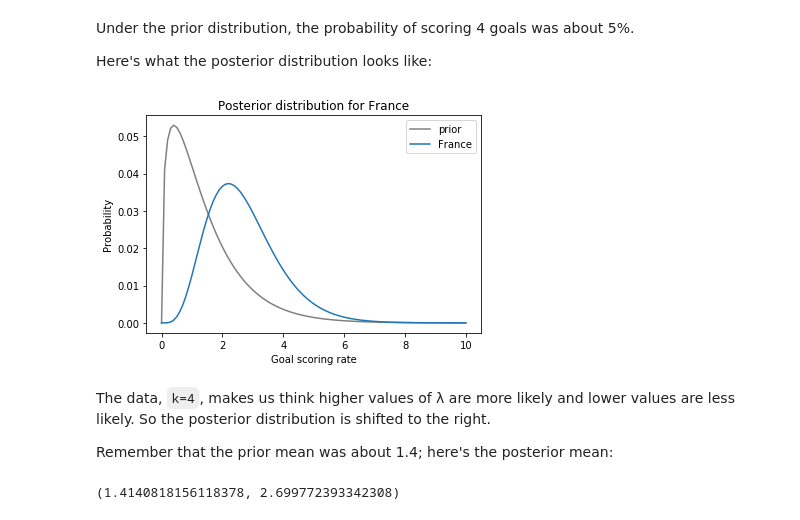
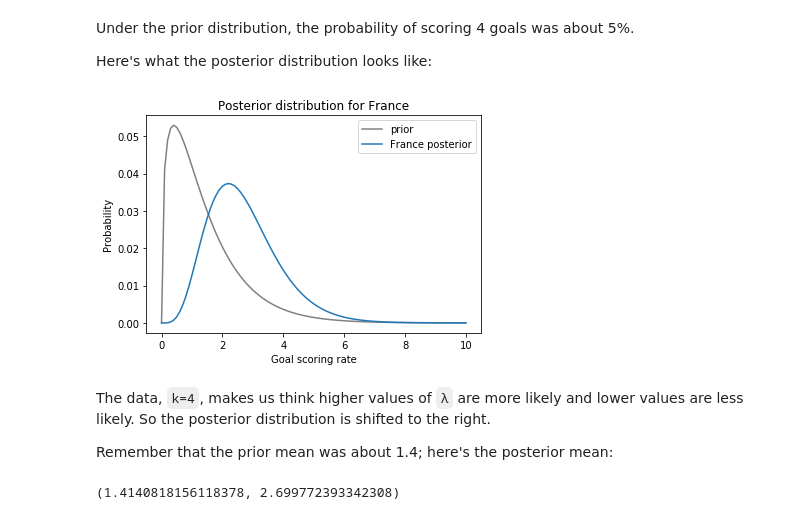
Before and after one commit to AllenDowney/BiteSizeBayes, a Jupyter notebook: 08_soccer_soln.ipynb, the cells around one changed output. Cells and saved outputs as stored; diff of their text form; code cells hidden in the pictures.

```diff
--- a/08_soccer_soln.ipynb
+++ b/08_soccer_soln.ipynb
@@ -279,16 +291,16 @@ Under the prior distribution, the probability of scoring 4 goals was about 5%.
 Here's what the posterior distribution looks like:
 # %%
 prior.plot(label='prior', color='gray')
-france.plot(label='France', color='C0')
+france.plot(label='France posterior', color='C0')
 
 plt.xlabel('Goal scoring rate')
 plt.ylabel('Probability')
 plt.title('Posterior distribution for France')
 plt.legend();
 # %% [output]
-[figure, old version]
+[figure, new version]
 # %% [markdown]
-The data, `k=4`, makes us think higher values of λ are more likely and lower values are less likely.  So the posterior distribution is shifted to the right.
+The data, `k=4`, makes us think higher values of `λ` are more likely and lower values are less likely.  So the posterior distribution is shifted to the right.
 
 Remember that the prior mean was about 1.4; here's the posterior mean:
 # %%
```
Also changed, not shown: parts of 25 cells of this notebook, 1 other file.
